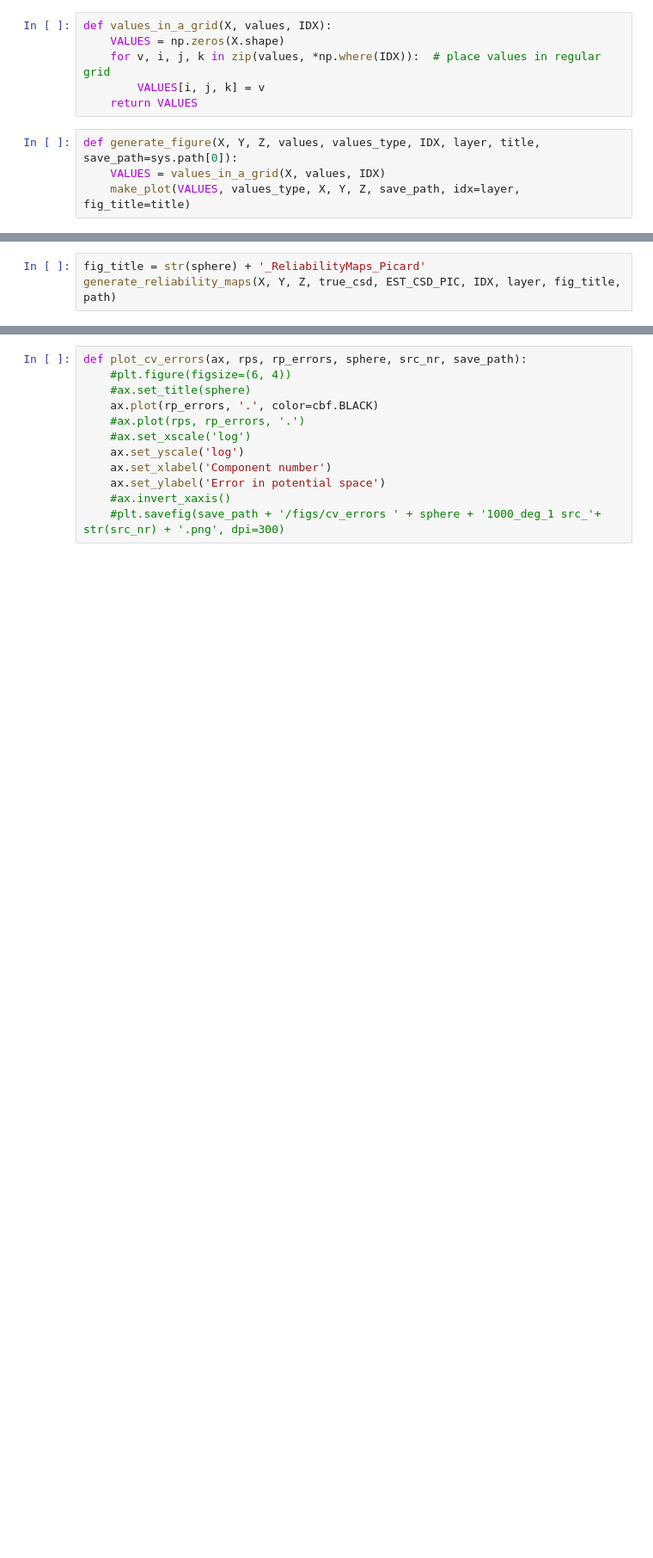
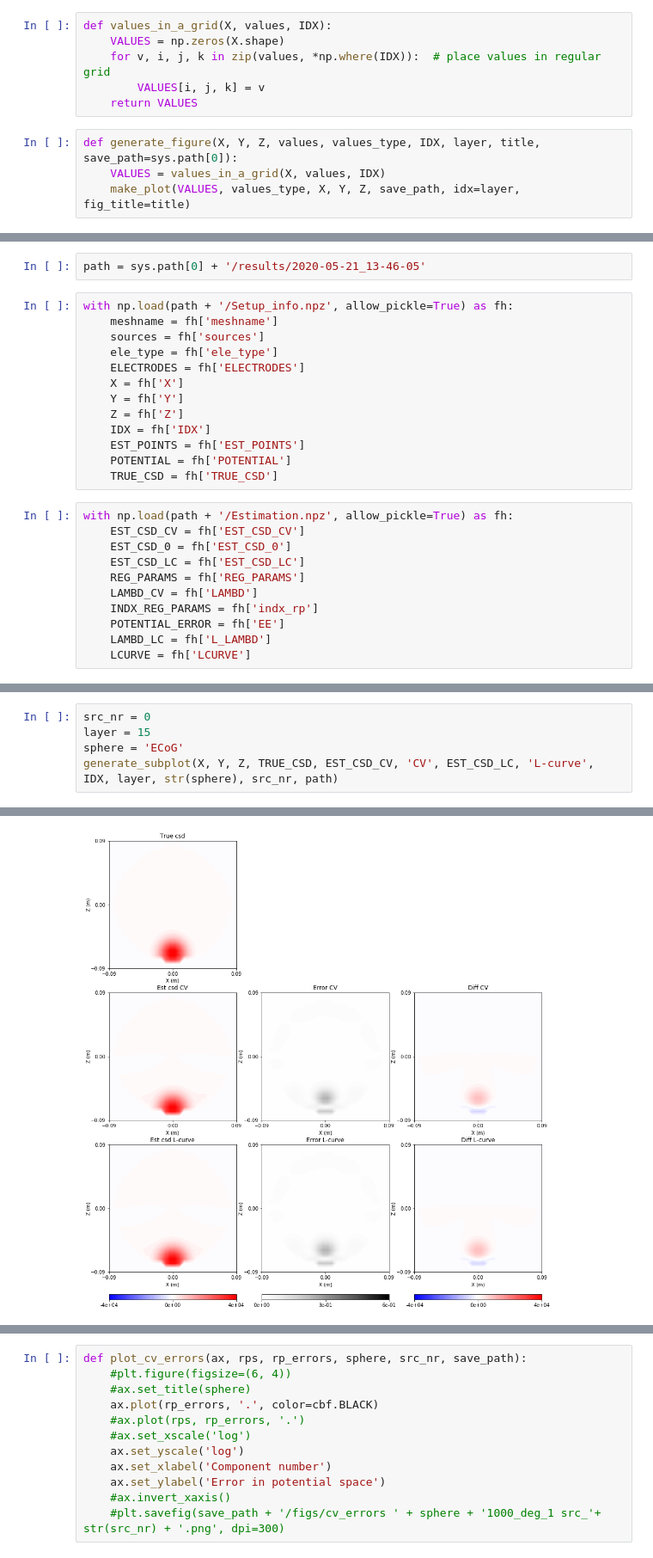
Before and after one commit to Neuroinflab/kESI, a Jupyter notebook: extras/validation/plotting_results.ipynb, the cells around one changed output, grey strips where cells are left out. Shown at 86% size. Drawn from its saved outputs; the diff is of its cells as text; blank space fills up the shorter version.

```diff
--- a/extras/validation/plotting_results.ipynb
+++ b/extras/validation/plotting_results.ipynb
@@ -398,3 +177,0 @@ def generate_reliability_maps(X, Y, Z, true_csd, est_csd, IDX, layer, fig_title,
-# %%
-fig_title = str(sphere) + '_ReliabilityMaps_Picard'
-generate_reliability_maps(X, Y, Z, true_csd, EST_CSD_PIC, IDX, layer, fig_title, path)
@@ -580,0 +412,26 @@ CV_rp : -8.884811462937921e-13
+# %%
+path = sys.path[0] + '/results/2020-05-21_13-46-05'
+# %%
+with np.load(path + '/Setup_info.npz', allow_pickle=True) as fh:
+    meshname = fh['meshname']
+    sources = fh['sources']
+    ele_type = fh['ele_type']
+    ELECTRODES = fh['ELECTRODES']
+    X = fh['X']
+    Y = fh['Y']
+    Z = fh['Z']
+    IDX = fh['IDX']
+    EST_POINTS = fh['EST_POINTS']
+    POTENTIAL = fh['POTENTIAL']
+    TRUE_CSD = fh['TRUE_CSD']
+# %%
+with np.load(path + '/Estimation.npz', allow_pickle=True) as fh:
+    EST_CSD_CV = fh['EST_CSD_CV']
+    EST_CSD_0 = fh['EST_CSD_0']
+    EST_CSD_LC = fh['EST_CSD_LC']
+    REG_PARAMS = fh['REG_PARAMS']
+    LAMBD_CV = fh['LAMBD']
+    INDX_REG_PARAMS = fh['indx_rp']
+    POTENTIAL_ERROR = fh['EE']
+    LAMBD_LC = fh['L_LAMBD']
+    LCURVE = fh['LCURVE']
@@ -580,0 +454,6 @@ CV_rp : -8.884811462937921e-13
+# %%
+src_nr = 0
+layer = 15
+sphere = 'ECoG'
+generate_subplot(X, Y, Z, TRUE_CSD, EST_CSD_CV, 'CV', EST_CSD_LC, 'L-curve', IDX, layer, str(sphere), src_nr, path)
+# %% [output]
@@ -580,0 +461 @@ CV_rp : -8.884811462937921e-13
+[figure, added]
```
Also changed, not shown: parts of 57 cells of this notebook, 1 other file.
